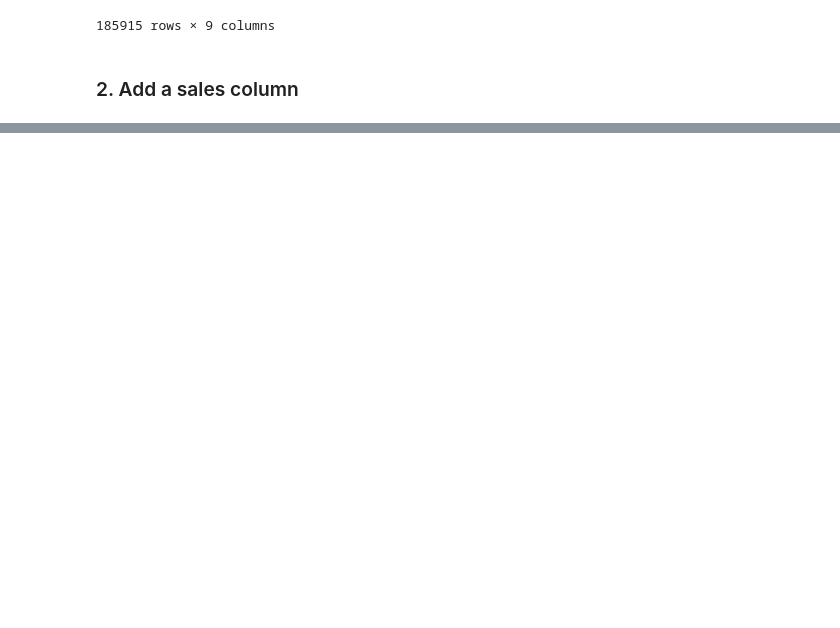
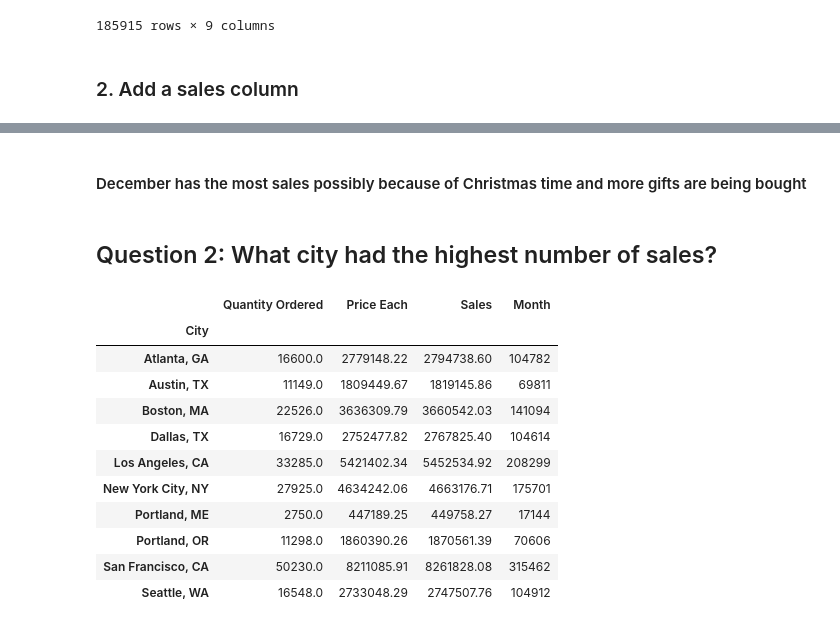
Before and after one commit to ethompson17/PythonSalesAnalysis, a Jupyter notebook: Sales Analysis.ipynb, the cells around one changed output, grey strips where cells are left out. Drawn from its saved outputs; the diff is of its cells as text; code cells hidden in the pictures; blank space fills up the shorter version.

```diff
--- a/Sales Analysis.ipynb
+++ b/Sales Analysis.ipynb
@@ -97,0 +143,20 @@ df['Sales'] = df['Quantity Ordered'] * df['Price Each']
+# %% [markdown]
+#### December has the most sales possibly because of Christmas time and more gifts are being bought
+# %% [markdown]
+##  Question 2: What city had the highest number of sales?
+# %%
+cityresults = df.groupby('City').sum('Sales')
+cityresults
+# %% [output]
+|  | Quantity Ordered | Price Each | Sales | Month |
+| City |  |  |  |  |
+| Atlanta, GA | 16600.0 | 2779148.22 | 2794738.60 | 104782 |
+| Austin, TX | 11149.0 | 1809449.67 | 1819145.86 | 69811 |
+| Boston, MA | 22526.0 | 3636309.79 | 3660542.03 | 141094 |
+| Dallas, TX | 16729.0 | 2752477.82 | 2767825.40 | 104614 |
+| Los Angeles, CA | 33285.0 | 5421402.34 | 5452534.92 | 208299 |
+| New York City, NY | 27925.0 | 4634242.06 | 4663176.71 | 175701 |
+| Portland, ME | 2750.0 | 447189.25 | 449758.27 | 17144 |
+| Portland, OR | 11298.0 | 1860390.26 | 1870561.39 | 70606 |
+| San Francisco, CA | 50230.0 | 8211085.91 | 8261828.08 | 315462 |
+| Seattle, WA | 16548.0 | 2733048.29 | 2747507.76 | 104912 |
```
Also changed, not shown: parts of 9 cells of this notebook.
